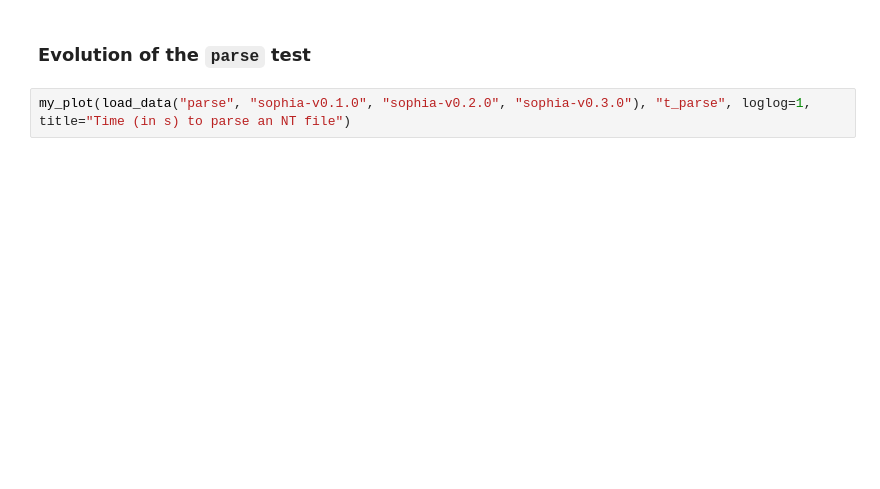
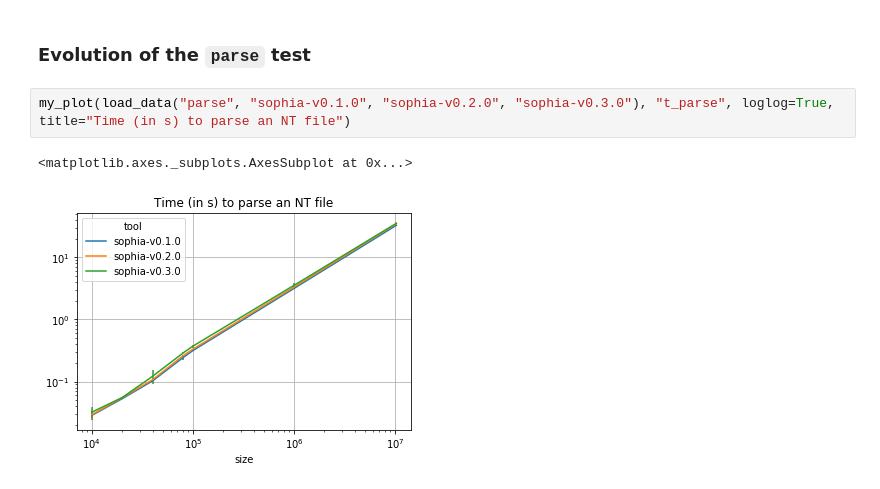
Before and after one commit to pchampin/sophia_benchmark, a Jupyter notebook: benchmark_results.ipynb, the cells around one changed output. Cells and saved outputs as stored; diff of their text form; blank space fills up the shorter version.

```diff
--- a/benchmark_results.ipynb
+++ b/benchmark_results.ipynb
@@ -64,4 +67,7 @@ plot_query_stats(load_data("query", "sophia-v0.1.0", "sophia-v0.2.0", "sophia-v0
 # %% [markdown]
 ### Evolution of the `parse` test
 # %%
-my_plot(load_data("parse", "sophia-v0.1.0", "sophia-v0.2.0", "sophia-v0.3.0"), "t_parse", loglog=1, title="Time (in s) to parse an NT file")
+my_plot(load_data("parse", "sophia-v0.1.0", "sophia-v0.2.0", "sophia-v0.3.0"), "t_parse", loglog=True, title="Time (in s) to parse an NT file")
+# %% [output]
+<matplotlib.axes._subplots.AxesSubplot at 0x...>
+[figure, added]
```
Also changed, not shown: parts of 6 cells of this notebook, 18 other files.
